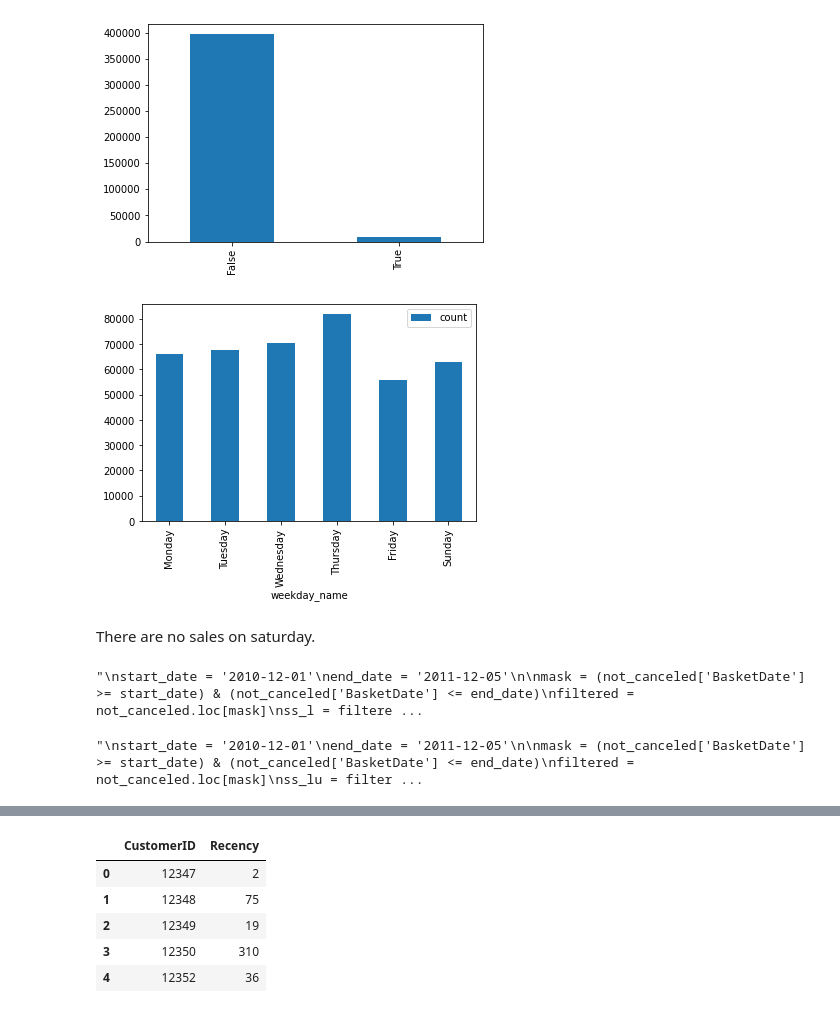
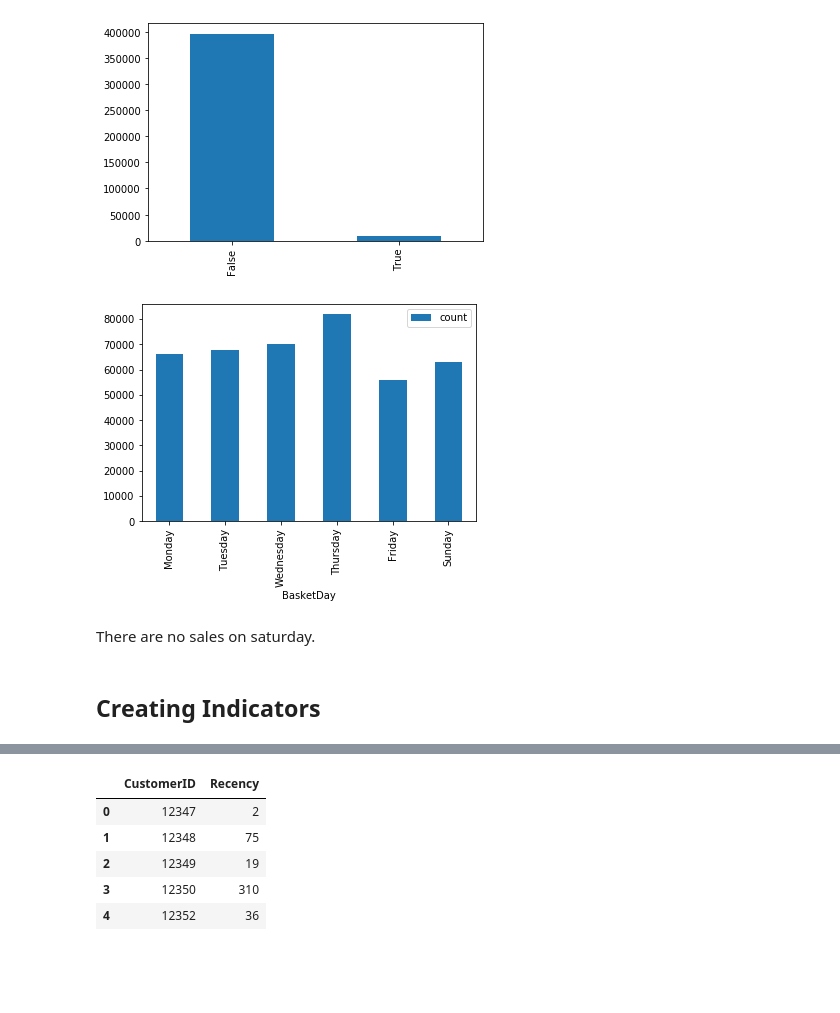
Before and after one commit to michelezoncheddu/data-mining-project, a Jupyter notebook: 1_Data_preparation.ipynb, the cells around one changed output, grey strips where cells are left out. Saved outputs shown, nothing was run; the diff lists cells and outputs as text; code cells hidden in the pictures; blank space fills up the shorter version.

Commit message:
Including indicators in customer profile

```diff
--- a/1_Data_preparation.ipynb
+++ b/1_Data_preparation.ipynb
@@ -270,10 +281,9 @@ ax = df['Canceled'].value_counts().plot(kind='bar')
 [figure]
 # %%
 df['weekday_num'] = df['BasketDate'].dt.dayofweek
-df['weekday_name'] = df['BasketDay']
-df_grouped = (df.groupby(['weekday_num', 'weekday_name']).size().reset_index(name="count"))
-df_grouped.plot.bar(x="weekday_name", y="count");
+df_grouped = (df.groupby(['weekday_num', 'BasketDay']).size().reset_index(name="count"))
+df_grouped.plot.bar(x="BasketDay", y="count");
 # %% [output]
-[figure, old version]
+[figure, new version]
 # %% [markdown]
 There are no sales on saturday.
@@ -279,0 +303,2 @@ There are no sales on saturday.
+# %% [markdown]
+## Creating Indicators
@@ -288,28 +316,14 @@ not_canceled = df[~(df['Canceled'])]
 # %%
 #ax = ss_total.plot.scatter(x='Qta', y='Total')
 # %%
-# total number of items purchased by a customer during a period.
-'''
-start_date = '2010-12-01'
-end_date = '2011-12-05'
+# total number of items purchased by a customer during its period of observation.
 
-mask = (not_canceled['BasketDate'] >= start_date) & (not_canceled['BasketDate'] <= end_date)
-filtered = not_canceled.loc[mask]
-ss_l = filtered.groupby('CustomerID').agg({'Qta': 'sum'})
-ax = ss_l.Qta.hist(log=True, bins=60)'''
+total_items = main_data.groupby('CustomerID').agg({'Qta': 'sum'})
+total_items.columns = ['Total_items']
-# %% [output]
-"\nstart_date = '2010-12-01'\nend_date = '2011-12-05'\n\nmask = (not_canceled['BasketDate'] >= start_date) & (not_canceled['BasketDate'] <= end_date)\nfiltered = not_canceled.loc[mask]\nss_l = filtere ...
 # %%
 # total number of distinct items purchased by a customer during a period.
-'''
-start_date = '2010-12-01'
-end_date = '2011-12-05'
 
-mask = (not_canceled['BasketDate'] >= start_date) & (not_canceled['BasketDate'] <= end_date)
-filtered = not_canceled.loc[mask]
-ss_lu = filtered.groupby(['CustomerID', 'ProdID']).agg({'Qta': 'count'})
-ax = ss_lu.Qta.hist(log=True, bins=70)'''
+total_distinct_items = main_data.groupby('CustomerID')['ProdID'].nunique()
+total_distinct_items = total_distinct_items.rename('Total_distinct_items')
-# %% [output]
-"\nstart_date = '2010-12-01'\nend_date = '2011-12-05'\n\nmask = (not_canceled['BasketDate'] >= start_date) & (not_canceled['BasketDate'] <= end_date)\nfiltered = not_canceled.loc[mask]\nss_lu = filter ...
 # %%
 # max number of items purchased by a customer during a shopping session.
```
Also changed, not shown: parts of 24 cells of this notebook.
